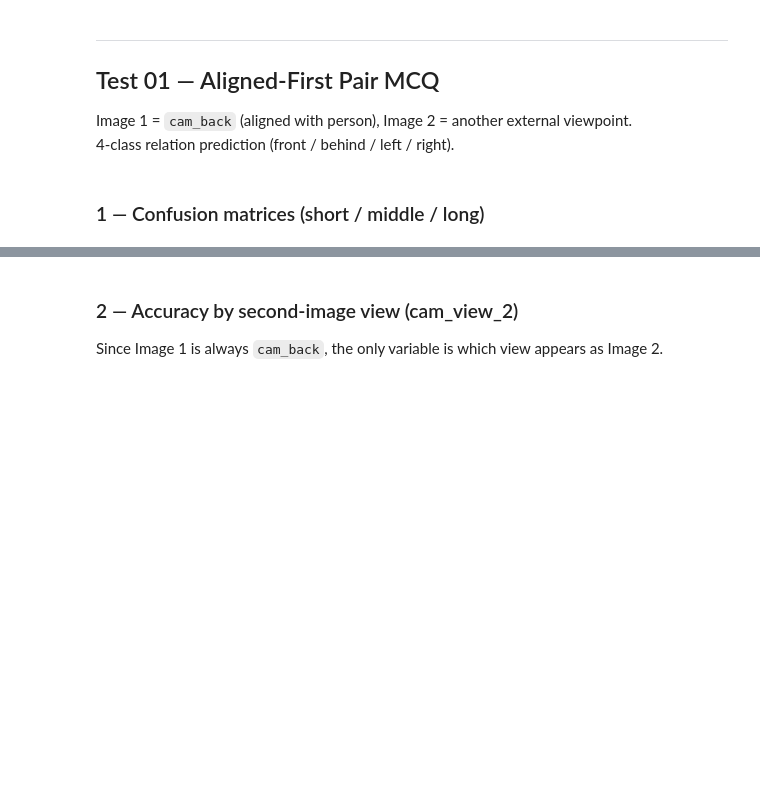
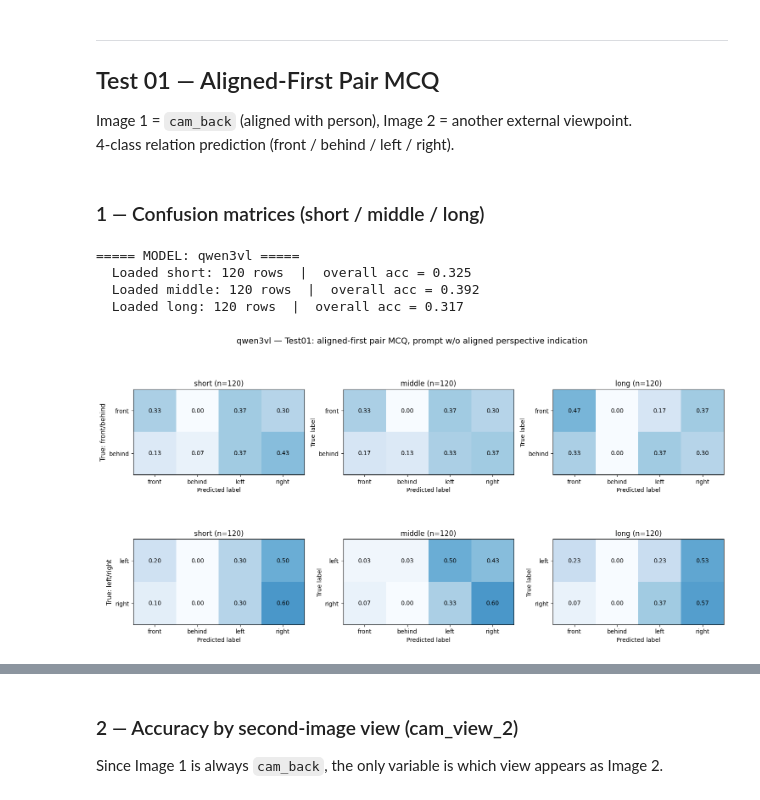
Before and after one commit to zhiying318/Parcours_recherche_server_sync, a Jupyter notebook: comfort_eval_tests/eval_analyse.ipynb, the cells around one changed output, grey strips where cells are left out. Saved outputs shown, nothing was run; the diff lists cells and outputs as text; code cells hidden in the pictures; blank space fills up the shorter version.

```diff
--- a/comfort_eval_tests/eval_analyse.ipynb
+++ b/comfort_eval_tests/eval_analyse.ipynb
@@ -154,6 +161,56 @@ lengths    = ["short", "middle", "long"]
 models01   = ["qwen3vl"]  # ← add more models here as results arrive
 # %% [markdown]
 ### 1 — Confusion matrices (short / middle / long)
+# %%
+all_dfs_01 = defaultdict(dict) # rerun with a bit more complexed prompt - remove the "aligned perspective indication"
+
+for model in models01:
+    print(f"\n===== MODEL: {model} =====")
+    dfs = {}
+
+    for length in lengths:
+        csv_path = os.path.join(TEST01_DIR, f"pair_mcq_{length}_{model}.csv")
+        if not os.path.exists(csv_path):
+            print(f"  Missing: {csv_path}")
+            continue
+        df = load_and_prepare_pair(csv_path)
+        dfs[length] = df
+        all_dfs_01[model][length] = df
+        acc = df["is_correct"].mean()
+        print(f"  Loaded {length}: {len(df)} rows  |  overall acc = {acc:.3f}")
+
+    if not dfs:
+        continue
+
+    # Row 1: true = front/behind; Row 2: true = left/right; columns = short/middle/long
+    fig, axes = plt.subplots(2, 3, figsize=(15, 8))
+    for i, length in enumerate(lengths):
+        if length not in dfs:
+            axes[0][i].axis("off")
+            axes[1][i].axis("off")
+            continue
+        plot_confusion_on_ax(
+            dfs[length], axes[0][i],
+            title=f"{length} (n={len(dfs[length])})",
+            true_labels=TRUE_LABEL_GROUPS["front_behind"]
+        )
+        plot_confusion_on_ax(
+            dfs[length], axes[1][i],
+            title=f"{length} (n={len(dfs[length])})",
+            true_labels=TRUE_LABEL_GROUPS["left_right"]
+        )
+
+    axes[0][0].set_ylabel("True: front/behind", fontsize=11)
+    axes[1][0].set_ylabel("True: left/right", fontsize=11)
+    fig.suptitle(f"{model} — Test01: aligned-first pair MCQ, prompt w/o aligned perspective indication", fontsize=14)
+    plt.tight_layout()
+    plt.show()
+# %% [output]
+===== MODEL: qwen3vl =====
+  Loaded short: 120 rows  |  overall acc = 0.325
+  Loaded middle: 120 rows  |  overall acc = 0.392
+  Loaded long: 120 rows  |  overall acc = 0.317
+[figure, added]
 # %%
 all_dfs_01 = defaultdict(dict)
 
```
Also changed, not shown: parts of 10 cells of this notebook, 21 other files.
